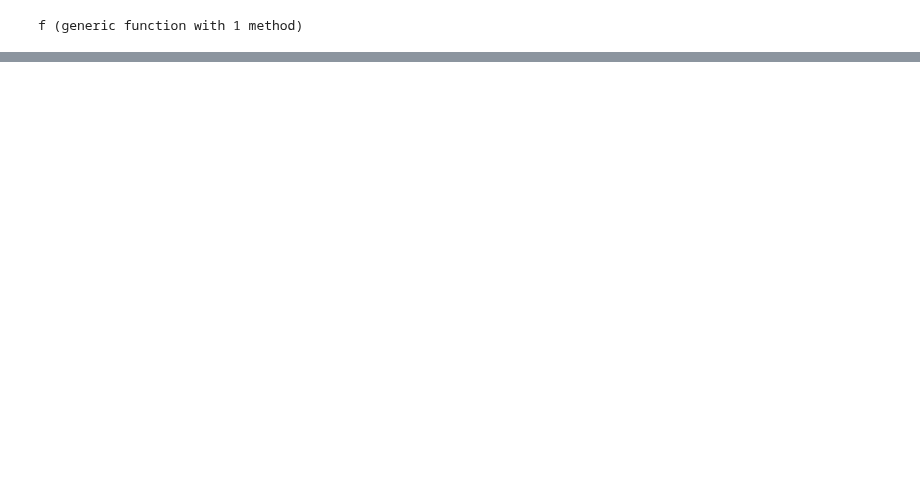
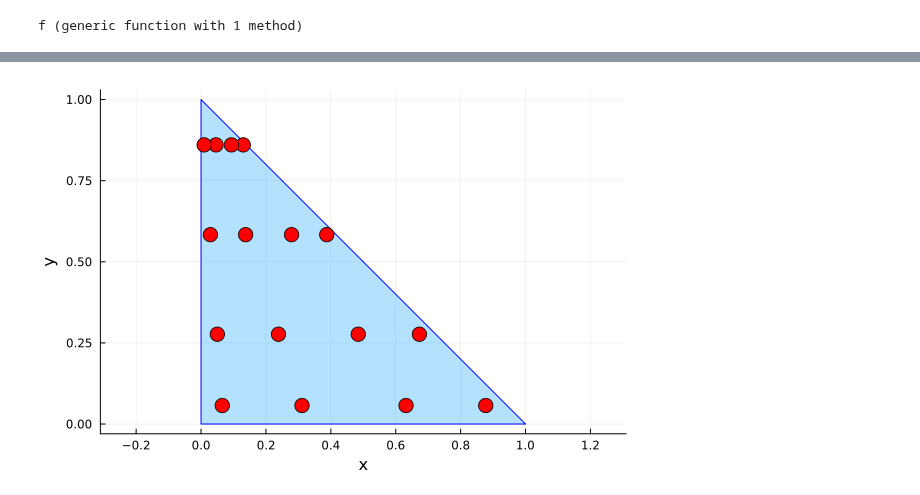
Before and after one commit to radu-bogdan/fem, a Jupyter notebook: PROJECTS/quadrature/quad_general.ipynb, the cells around one changed output, grey strips where cells are left out. Drawn from its saved outputs; the diff is of its cells as text; code cells hidden in the pictures; blank space fills up the shorter version.

```diff
--- a/PROJECTS/quadrature/quad_general.ipynb
+++ b/PROJECTS/quadrature/quad_general.ipynb
@@ -0,0 +27,2 @@
+# %%
+X, W = mysimplexquad(BigFloat, 10, 2)
@@ -384,0 +458,39 @@ integral(1,8)
+# %%
+vertices = [
+    0.0 0.0
+    1.0 0.0
+    0.0 1.0
+]
+
+# Need at least 4 vertices for plotting?
+vertices1 = [vertices; vertices[1:1, :]]
+
+using Plots
+plot()
+
+# for npoints in [1,2]
+npoints = 4
+    X, W = mysimplexquad(BigFloat, npoints, 2)
+
+    # scene = Scene()
+    # lines!(scene, vertices1; color = :black, linewidth = 2)
+    # scatter!(scene, X[:, 1], X[:, 2]; color = :red, markersize = 0.3 * sqrt.(W))
+    # text!(scene, "N=$npoints"; fontsize = 0.15, position = (0.5, 0.9))
+    # scale!(scene, 1, 1)
+
+    # Makie.save("figures/gauß-points-$npoints.png", scene; resolution = (300, 300))
+
+    # x = [p1[1], p2[1], p3[1], p1[1]]
+    # y = [p1[2], p2[2], p3[2], p1[2]]
+
+
+    # Plot the triangle
+    plot!(vertices1'[1,:], vertices1'[2,:], seriestype = :shape, fillalpha = 0.3, linecolor = :blue, legend = false, aspect_ratio = :equal)
+    scatter!(X[:, 1], X[:, 2], markersize = 8, markercolor = :red, legend = false, aspect_ratio = :equal)
+
+    # Add plot title and labels
+    xlabel!("x")
+    ylabel!("y")
+# end
+# %% [output]
+[figure, added]
```
Also changed, not shown: parts of 20 cells of this notebook, 6 other files.
